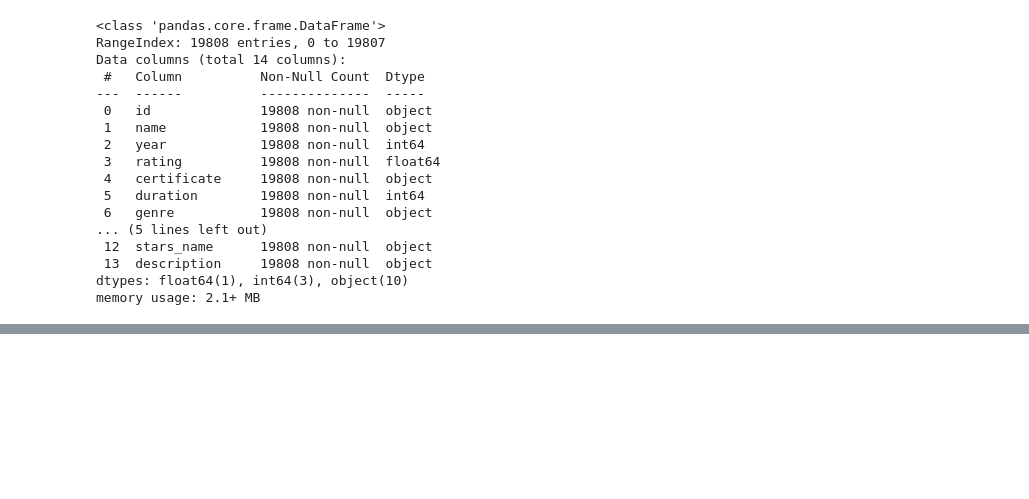
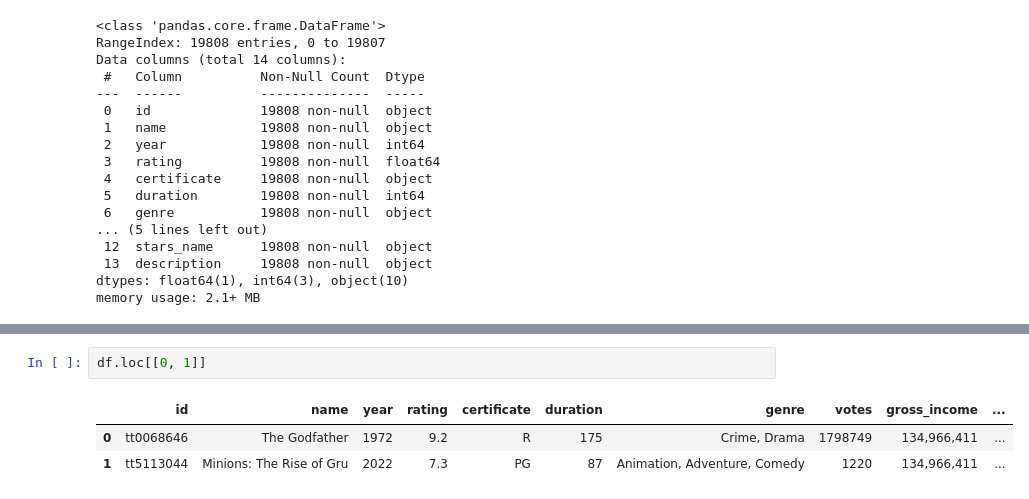
Before and after one commit to Milindkr/EDA_Projects, a Jupyter notebook: movies_dataset.ipynb, the cells around one changed output, grey strips where cells are left out. Drawn from its saved outputs; the diff is of its cells as text; blank space fills up the shorter version.

```diff
--- a/movies_dataset.ipynb
+++ b/movies_dataset.ipynb
@@ -440,0 +467,6 @@ memory usage: 2.1+ MB
+# %%
+df.loc[[0, 1]]
+# %% [output]
+|  | id | name | year | rating | certificate | duration | genre | votes | gross_income | ... |
+| 0 | tt0068646 | The Godfather | 1972 | 9.2 | R | 175 | Crime, Drama | 1798749 | 134,966,411 | ... |
+| 1 | tt5113044 | Minions: The Rise of Gru | 2022 | 7.3 | PG | 87 | Animation, Adventure, Comedy | 1220 | 134,966,411 | ... |
```
Also changed, not shown: parts of 4 cells of this notebook.
